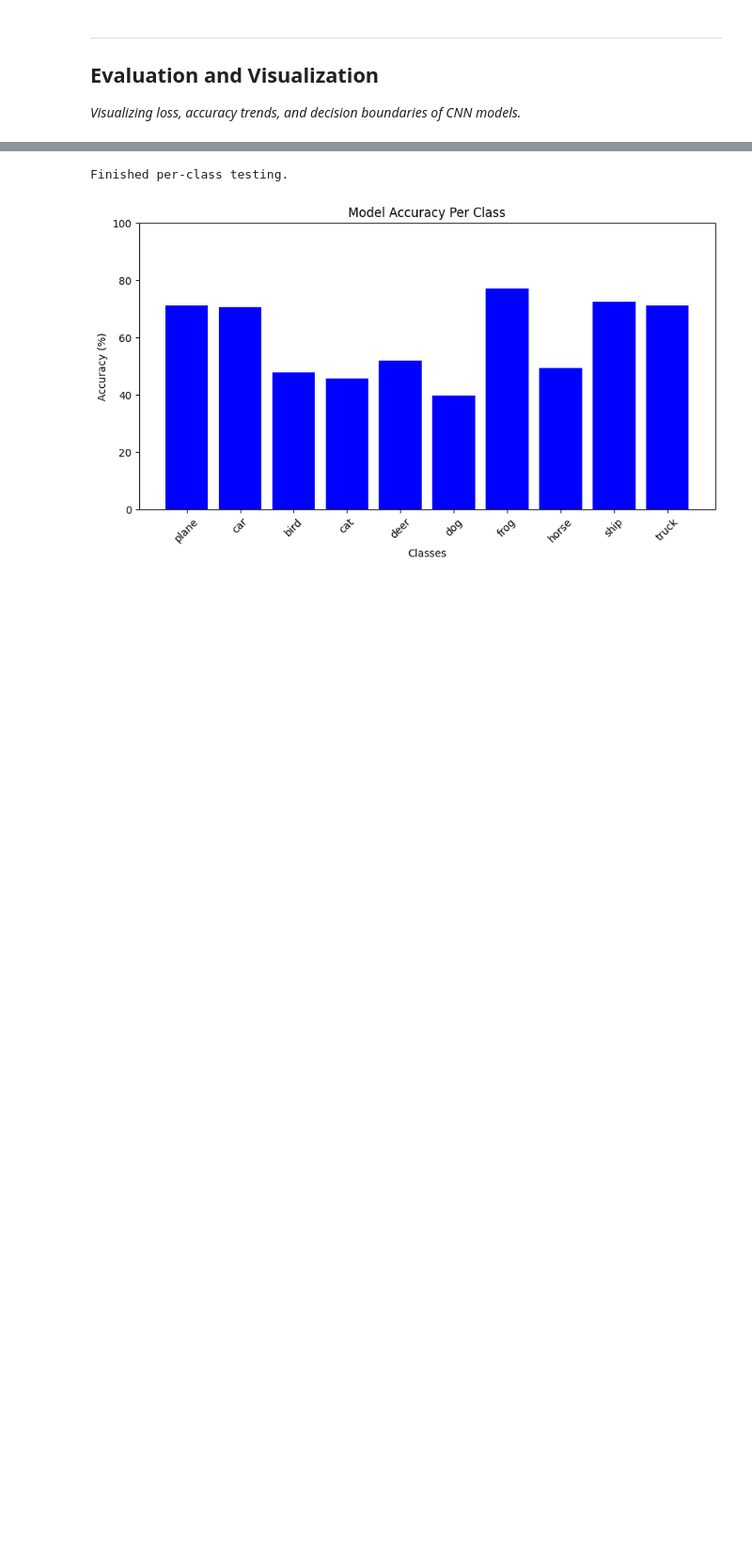
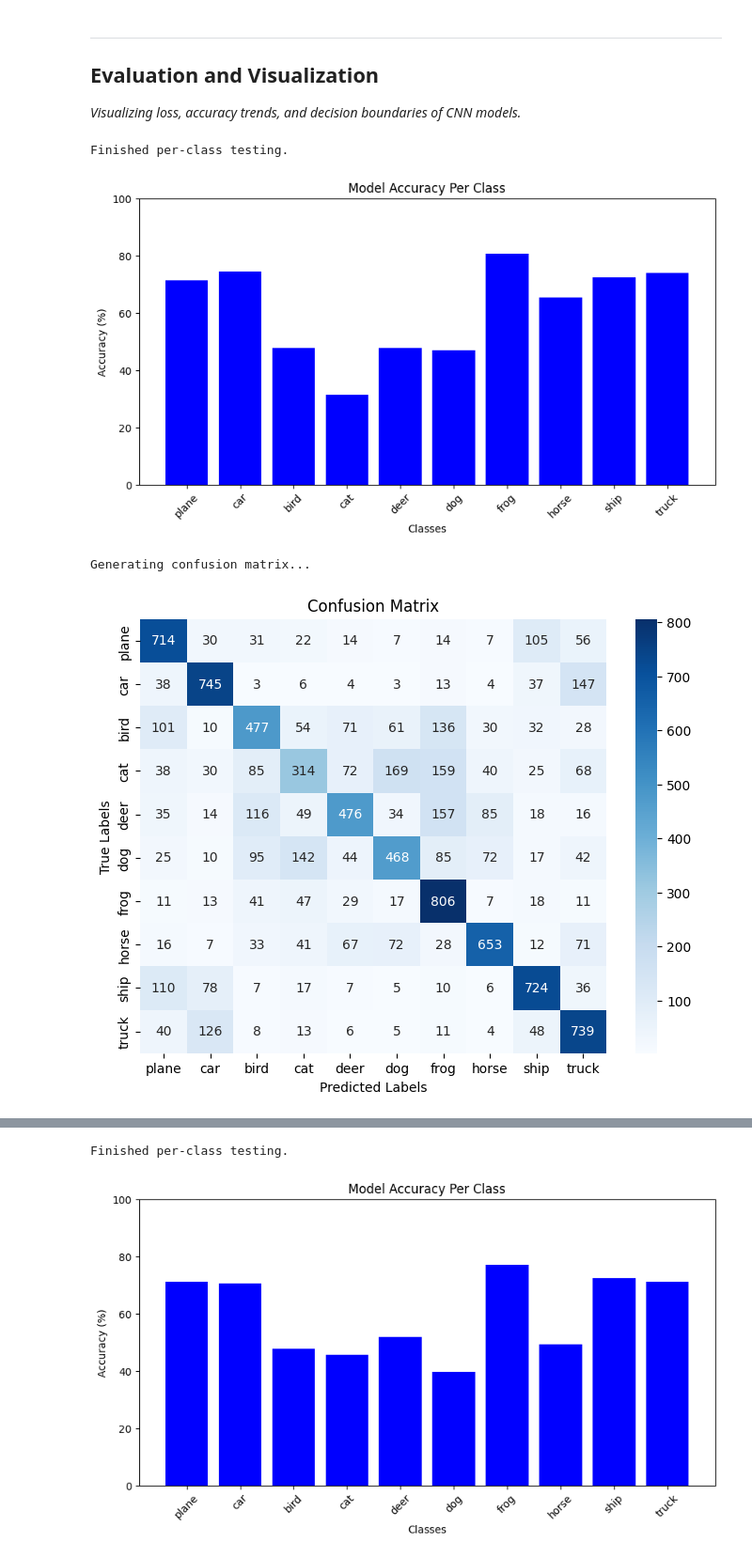
Before and after one commit to EmmanuelAdio/AAI-Coursework, a Jupyter notebook: AAI_Coursework_CNN_GA.ipynb, the cells around one changed output, grey strips where cells are left out. Shown at 94% size. Drawn from its saved outputs; the diff is of its cells as text; code cells hidden in the pictures; blank space fills up the shorter version.

Commit message:
tested evaluation stuff

```diff
--- a/AAI_Coursework_CNN_GA.ipynb
+++ b/AAI_Coursework_CNN_GA.ipynb
@@ -1052,0 +1090,15 @@ torch.save(ga_results["LeNet-5"]["best_model"].state_dict(), "ga_lenet5.pth")
+# %%
+# Define models and their accuracies
+models = [ga_results["CNN_1"]["best_model"], ga_results["CNN_2"]["best_model"], ga_results["LeNet-5"]["best_model"]]
+accuracies = [
+    ga_results["CNN_1"]["best_accuracies"],
+    ga_results["CNN_2"]["best_accuracies"],
+    ga_results["LeNet-5"]["best_accuracies"]
+]
+
+# Create a weighted ensemble model
+weighted_ensemble_model = WeightedEnsemble(models, accuracies)
+
+# Evaluate the weighted ensemble model
+ensemble_accuracy = test_nn(weighted_ensemble_model, testloader)
+print(f"Weighted Ensemble Model Accuracy: {ensemble_accuracy:.2f}%")
@@ -1146,7 +1202,7 @@ def visualize_evaluation_results(results, classes):
     """
     # **2️⃣ Plot Per-Class Accuracy**
     plt.figure(figsize=(10, 5))
-    plt.bar(results["test_class_accuracies"].keys(), results["test_class_accuracies"].values(), color='blue')
+    plt.bar(results["class_accuracies"].keys(), results["class_accuracies"].values(), color='blue')
     plt.xlabel("Classes")
     plt.ylabel("Accuracy (%)")
     plt.title("Model Accuracy Per Class")
@@ -1169,14 +1225,19 @@ evaluation_results = {}
 # %%
 # Evaluate and visulise the results of the 10 epoch trained models
 # Evaluate and visualize CNN_1
 results_cnn1 = evaluate_model(models["CNN_1"], testloader, classes, use_gpu=USE_GPU)
-visualize_evaluation_results(results_cnn1, classes, train=False)
+visualize_evaluation_results(results_cnn1, classes)
 
 #store the results in the evaluation results dictionary
 evaluation_results["CNN_1"] = {
     "accuracy": results_cnn1["accuracy"],
     "training_time": traditional_results["CNN_1"]["total_training_time"]
 }
+# %% [output]
+Finished per-class testing.
+[figure, added]
+Generating confusion matrix...
+[figure, added]
 # %%
 # Evaluate and visualize CNN_2
 results_cnn2 = evaluate_model(models["CNN_2"], testloader, classes, use_gpu=USE_GPU)
```
Also changed, not shown: parts of 17 cells of this notebook.
